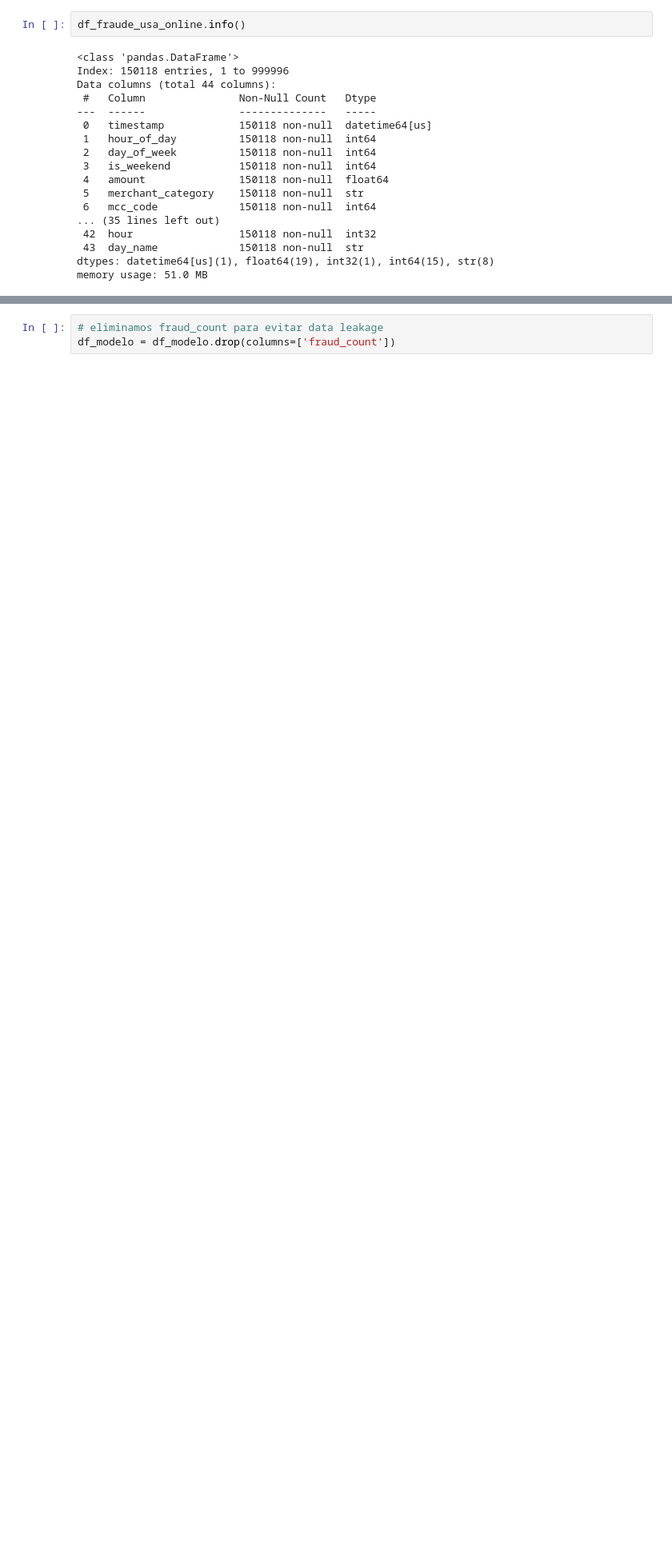
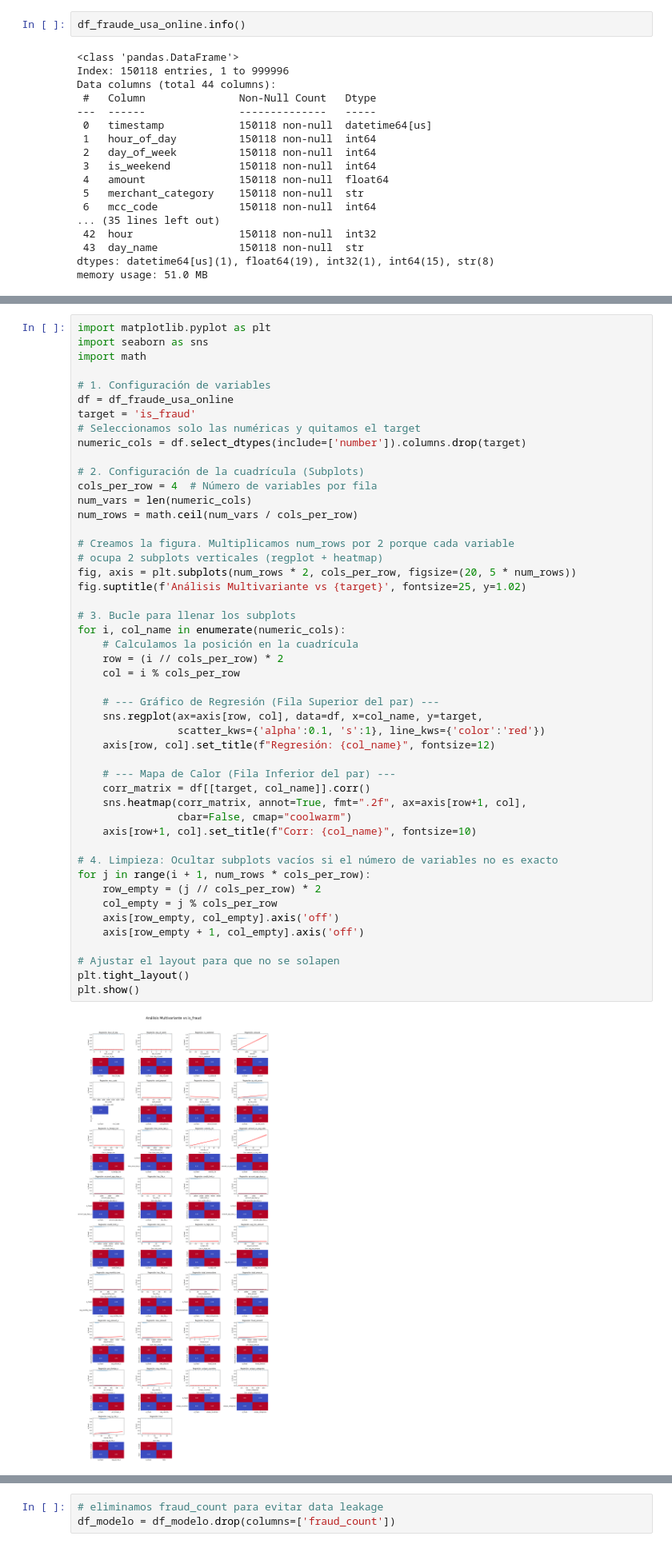
Before and after one commit to ddelgadog23/proyecto-1, a Jupyter notebook: src/explore.ipynb, the cells around one changed output, grey strips where cells are left out. Shown at 80% size. Saved outputs shown, nothing was run; the diff lists cells and outputs as text; blank space fills up the shorter version.

```diff
--- a/src/explore.ipynb
+++ b/src/explore.ipynb
@@ -430,0 +422,50 @@ memory usage: 51.0 MB
+# %%
+import matplotlib.pyplot as plt
+import seaborn as sns
+import math
+
+# 1. Configuración de variables
+df = df_fraude_usa_online
+target = 'is_fraud'
+# Seleccionamos solo las numéricas y quitamos el target
+numeric_cols = df.select_dtypes(include=['number']).columns.drop(target)
+
+# 2. Configuración de la cuadrícula (Subplots)
+cols_per_row = 4  # Número de variables por fila
+num_vars = len(numeric_cols)
+num_rows = math.ceil(num_vars / cols_per_row)
+
+# Creamos la figura. Multiplicamos num_rows por 2 porque cada variable
+# ocupa 2 subplots verticales (regplot + heatmap)
+fig, axis = plt.subplots(num_rows * 2, cols_per_row, figsize=(20, 5 * num_rows))
+fig.suptitle(f'Análisis Multivariante vs {target}', fontsize=25, y=1.02)
+
+# 3. Bucle para llenar los subplots
+for i, col_name in enumerate(numeric_cols):
+    # Calculamos la posición en la cuadrícula
+    row = (i // cols_per_row) * 2
+    col = i % cols_per_row
+
+    # --- Gráfico de Regresión (Fila Superior del par) ---
+    sns.regplot(ax=axis[row, col], data=df, x=col_name, y=target,
+                scatter_kws={'alpha':0.1, 's':1}, line_kws={'color':'red'})
+    axis[row, col].set_title(f"Regresión: {col_name}", fontsize=12)
+
+    # --- Mapa de Calor (Fila Inferior del par) ---
+    corr_matrix = df[[target, col_name]].corr()
+    sns.heatmap(corr_matrix, annot=True, fmt=".2f", ax=axis[row+1, col],
+                cbar=False, cmap="coolwarm")
+    axis[row+1, col].set_title(f"Corr: {col_name}", fontsize=10)
+
+# 4. Limpieza: Ocultar subplots vacíos si el número de variables no es exacto
+for j in range(i + 1, num_rows * cols_per_row):
+    row_empty = (j // cols_per_row) * 2
+    col_empty = j % cols_per_row
+    axis[row_empty, col_empty].axis('off')
+    axis[row_empty + 1, col_empty].axis('off')
+
+# Ajustar el layout para que no se solapen
+plt.tight_layout()
+plt.show()
+# %% [output]
+[figure, added]
```
Also changed, not shown: parts of 12 cells of this notebook.
